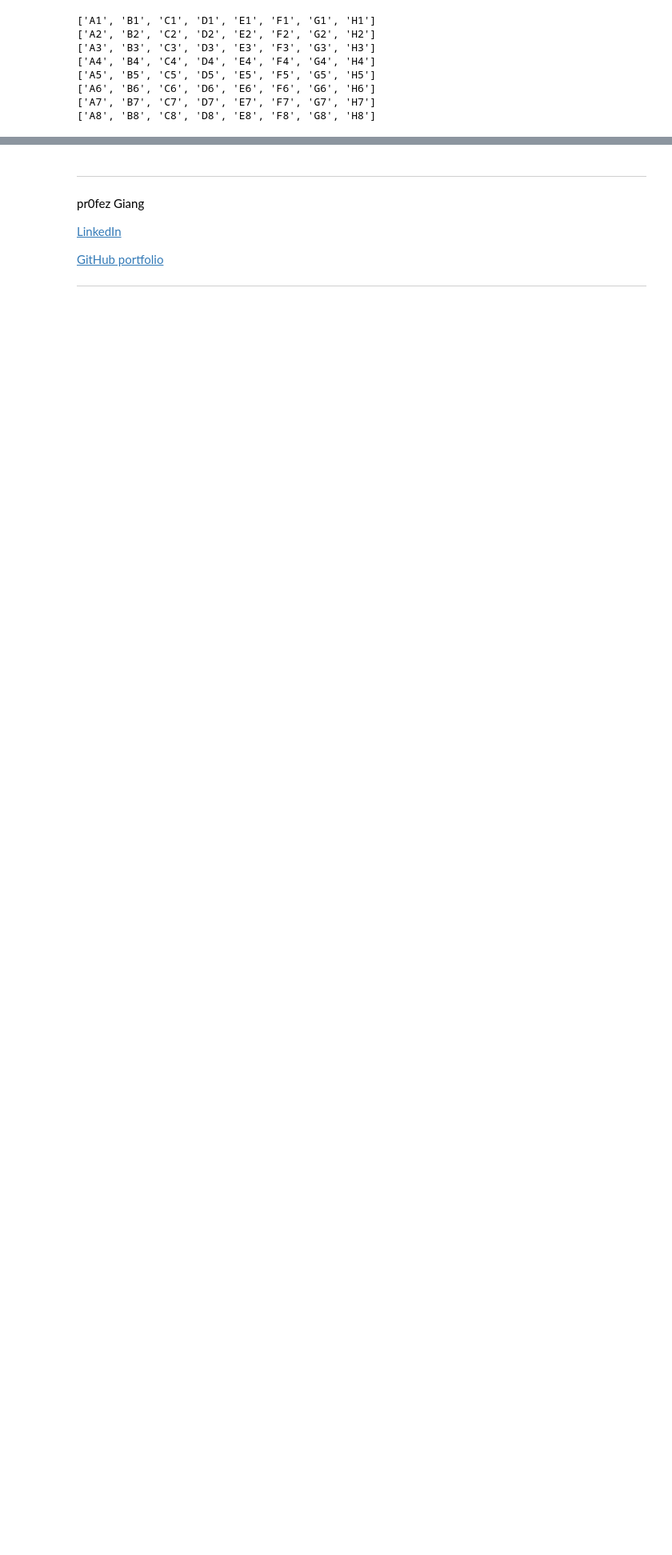
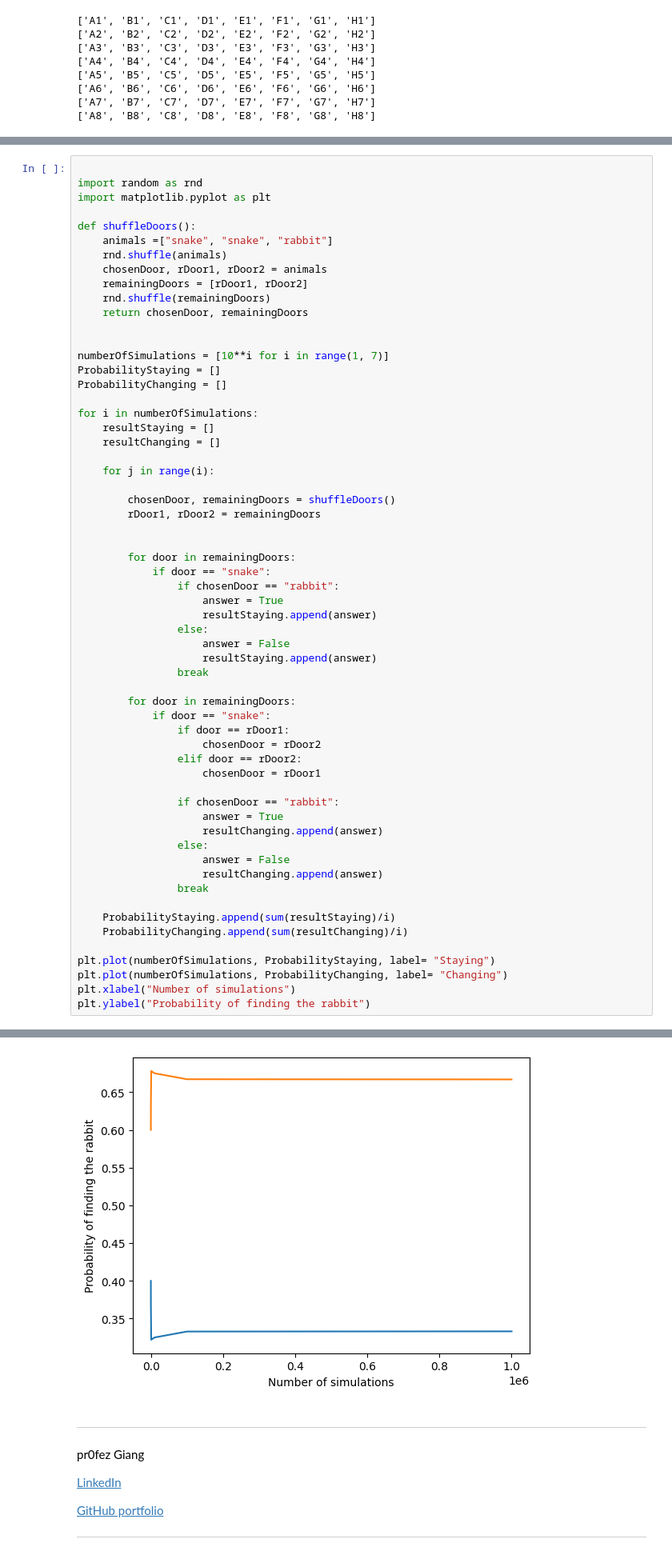
Before and after one commit to AdrianSSkog/Python_Programming_AdrianSoderbergSkog, a Jupyter notebook: Exercises/exercises04.ipynb, the cells around one changed output, grey strips where cells are left out. Shown at 80% size. Cells and saved outputs as stored; diff of their text form; blank space fills up the shorter version.

```diff
--- a/Exercises/exercises04.ipynb
+++ b/Exercises/exercises04.ipynb
@@ -331,3 +394,64 @@ b)
 
 
 </details>
+# %%
+
+import random as rnd
+import matplotlib.pyplot as plt
+
+def shuffleDoors():
+    animals =["snake", "snake", "rabbit"]
+    rnd.shuffle(animals)
+    chosenDoor, rDoor1, rDoor2 = animals
+    remainingDoors = [rDoor1, rDoor2]
+    rnd.shuffle(remainingDoors)
+    return chosenDoor, remainingDoors
+
+
+numberOfSimulations = [10**i for i in range(1, 7)]
+ProbabilityStaying = []
+ProbabilityChanging = []
+
+for i in numberOfSimulations:
+    resultStaying = []
+    resultChanging = []
+
+    for j in range(i):
+
+        chosenDoor, remainingDoors = shuffleDoors()
+        rDoor1, rDoor2 = remainingDoors
+
+
+        for door in remainingDoors:
+            if door == "snake":
+                if chosenDoor == "rabbit":
+                    answer = True
+                    resultStaying.append(answer)
+                else:
+                    answer = False
+                    resultStaying.append(answer)
+                break
+
+        for door in remainingDoors:
+            if door == "snake":
+                if door == rDoor1:
+                    chosenDoor = rDoor2
+                elif door == rDoor2:
+                    chosenDoor = rDoor1
+
+                if chosenDoor == "rabbit":
+                    answer = True
+                    resultChanging.append(answer)
+                else:
+                    answer = False
+                    resultChanging.append(answer)
+                break
+
+    ProbabilityStaying.append(sum(resultStaying)/i)
+    ProbabilityChanging.append(sum(resultChanging)/i)
+
+plt.plot(numberOfSimulations, ProbabilityStaying, label= "Staying")
+plt.plot(numberOfSimulations, ProbabilityChanging, label= "Changing")
+plt.xlabel("Number of simulations")
+plt.ylabel("Probability of finding the rabbit")
+# %% [output]
@@ -334,3 +459,4 @@ b)
+[figure, added]
 # %% [markdown]
 ---
 
```
Also changed, not shown: parts of 3 cells of this notebook, 1 other file.
